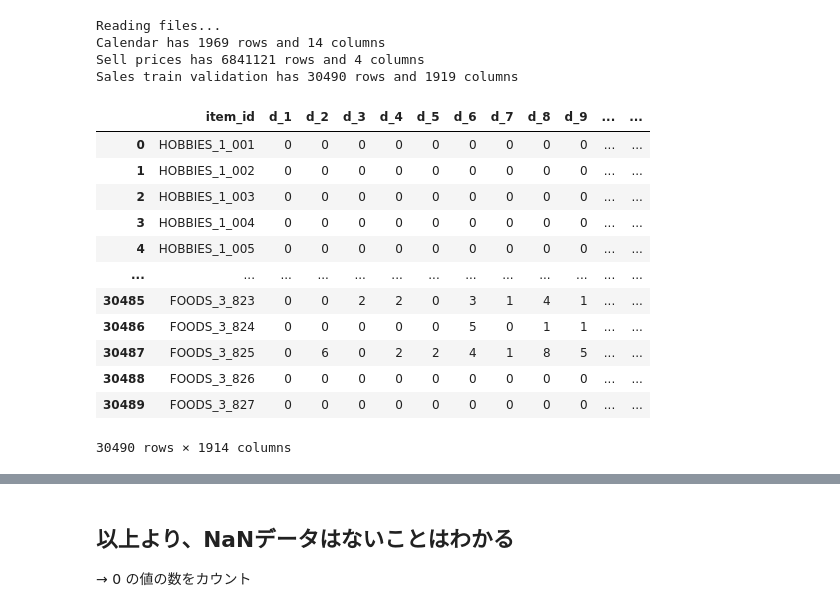
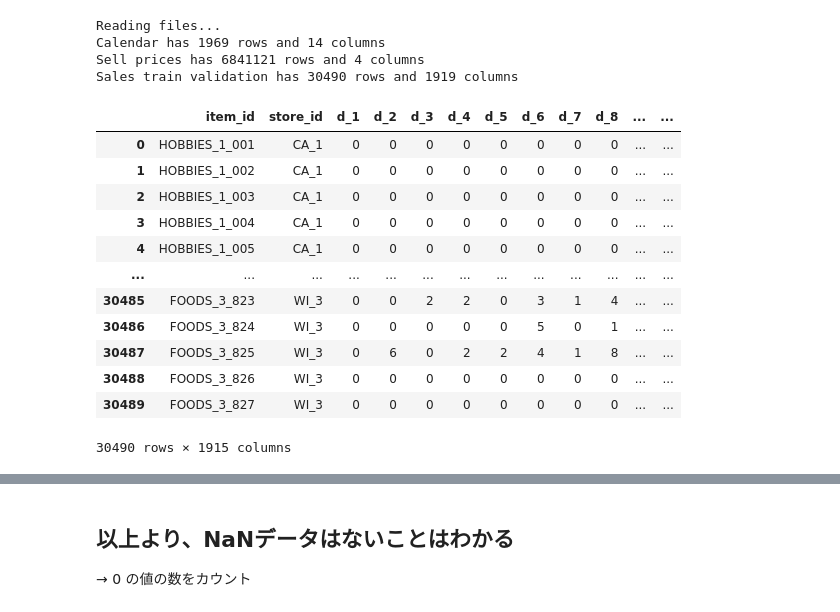
Before and after one commit to TAIR-Project/kaggle-m5-accuracy, a Jupyter notebook: ◎200331takemi_データの可視化_データ調べ-itemの連続性-checkpoint.ipynb, the cells around one changed output, grey strips where cells are left out. Saved outputs shown, nothing was run; the diff lists cells and outputs as text; code cells hidden in the pictures.

```diff
--- a/200331takemi_データの可視化_データ調べ-itemの連続性-checkpoint.ipynb
+++ b/◎200331takemi_データの可視化_データ調べ-itemの連続性-checkpoint.ipynb
@@ -50,22 +59,22 @@ Sell prices has 6841121 rows and 4 columns
 Sales train validation has 30490 rows and 1919 columns
 # %%
 #dept_id別の横軸:時間　、縦軸:売上個数のグラフをとりたいので、それ以外は削除
-sales_train_validation=sales_train_validation.drop(['id','dept_id','cat_id','store_id','state_id'],axis=1)
+sales_train_validation=sales_train_validation.drop(['id','dept_id','cat_id','state_id'],axis=1)
 sales_train_validation
 # %% [output]
-|  | item_id | d_1 | d_2 | d_3 | d_4 | d_5 | d_6 | d_7 | d_8 | d_9 | ... | ... |
-| 0 | HOBBIES_1_001 | 0 | 0 | 0 | 0 | 0 | 0 | 0 | 0 | 0 | ... | ... |
-| 1 | HOBBIES_1_002 | 0 | 0 | 0 | 0 | 0 | 0 | 0 | 0 | 0 | ... | ... |
-| 2 | HOBBIES_1_003 | 0 | 0 | 0 | 0 | 0 | 0 | 0 | 0 | 0 | ... | ... |
-| 3 | HOBBIES_1_004 | 0 | 0 | 0 | 0 | 0 | 0 | 0 | 0 | 0 | ... | ... |
-| 4 | HOBBIES_1_005 | 0 | 0 | 0 | 0 | 0 | 0 | 0 | 0 | 0 | ... | ... |
+|  | item_id | store_id | d_1 | d_2 | d_3 | d_4 | d_5 | d_6 | d_7 | d_8 | ... | ... |
+| 0 | HOBBIES_1_001 | CA_1 | 0 | 0 | 0 | 0 | 0 | 0 | 0 | 0 | ... | ... |
+| 1 | HOBBIES_1_002 | CA_1 | 0 | 0 | 0 | 0 | 0 | 0 | 0 | 0 | ... | ... |
+| 2 | HOBBIES_1_003 | CA_1 | 0 | 0 | 0 | 0 | 0 | 0 | 0 | 0 | ... | ... |
+| 3 | HOBBIES_1_004 | CA_1 | 0 | 0 | 0 | 0 | 0 | 0 | 0 | 0 | ... | ... |
+| 4 | HOBBIES_1_005 | CA_1 | 0 | 0 | 0 | 0 | 0 | 0 | 0 | 0 | ... | ... |
 | ... | ... | ... | ... | ... | ... | ... | ... | ... | ... | ... | ... | ... |
-| 30485 | FOODS_3_823 | 0 | 0 | 2 | 2 | 0 | 3 | 1 | 4 | 1 | ... | ... |
-| 30486 | FOODS_3_824 | 0 | 0 | 0 | 0 | 0 | 5 | 0 | 1 | 1 | ... | ... |
-| 30487 | FOODS_3_825 | 0 | 6 | 0 | 2 | 2 | 4 | 1 | 8 | 5 | ... | ... |
-| 30488 | FOODS_3_826 | 0 | 0 | 0 | 0 | 0 | 0 | 0 | 0 | 0 | ... | ... |
-| 30489 | FOODS_3_827 | 0 | 0 | 0 | 0 | 0 | 0 | 0 | 0 | 0 | ... | ... |
+| 30485 | FOODS_3_823 | WI_3 | 0 | 0 | 2 | 2 | 0 | 3 | 1 | 4 | ... | ... |
+| 30486 | FOODS_3_824 | WI_3 | 0 | 0 | 0 | 0 | 0 | 5 | 0 | 1 | ... | ... |
+| 30487 | FOODS_3_825 | WI_3 | 0 | 6 | 0 | 2 | 2 | 4 | 1 | 8 | ... | ... |
+| 30488 | FOODS_3_826 | WI_3 | 0 | 0 | 0 | 0 | 0 | 0 | 0 | 0 | ... | ... |
+| 30489 | FOODS_3_827 | WI_3 | 0 | 0 | 0 | 0 | 0 | 0 | 0 | 0 | ... | ... |
-30490 rows × 1914 columns
+30490 rows × 1915 columns
 # %%
 sales_train_validation.isnull().sum()
 # %% [output]
```
Also changed, not shown: parts of 11 cells of this notebook, 1 other file.
